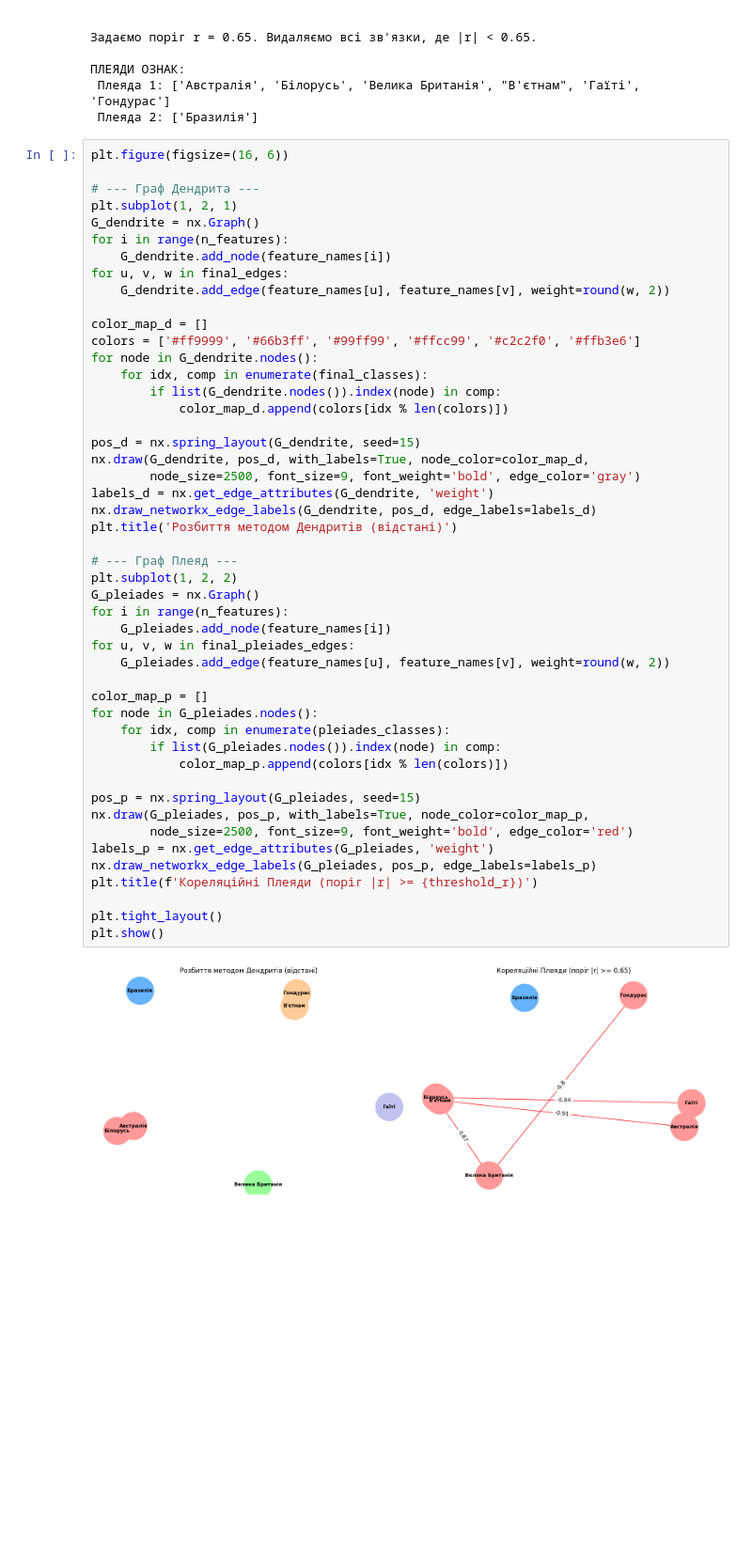
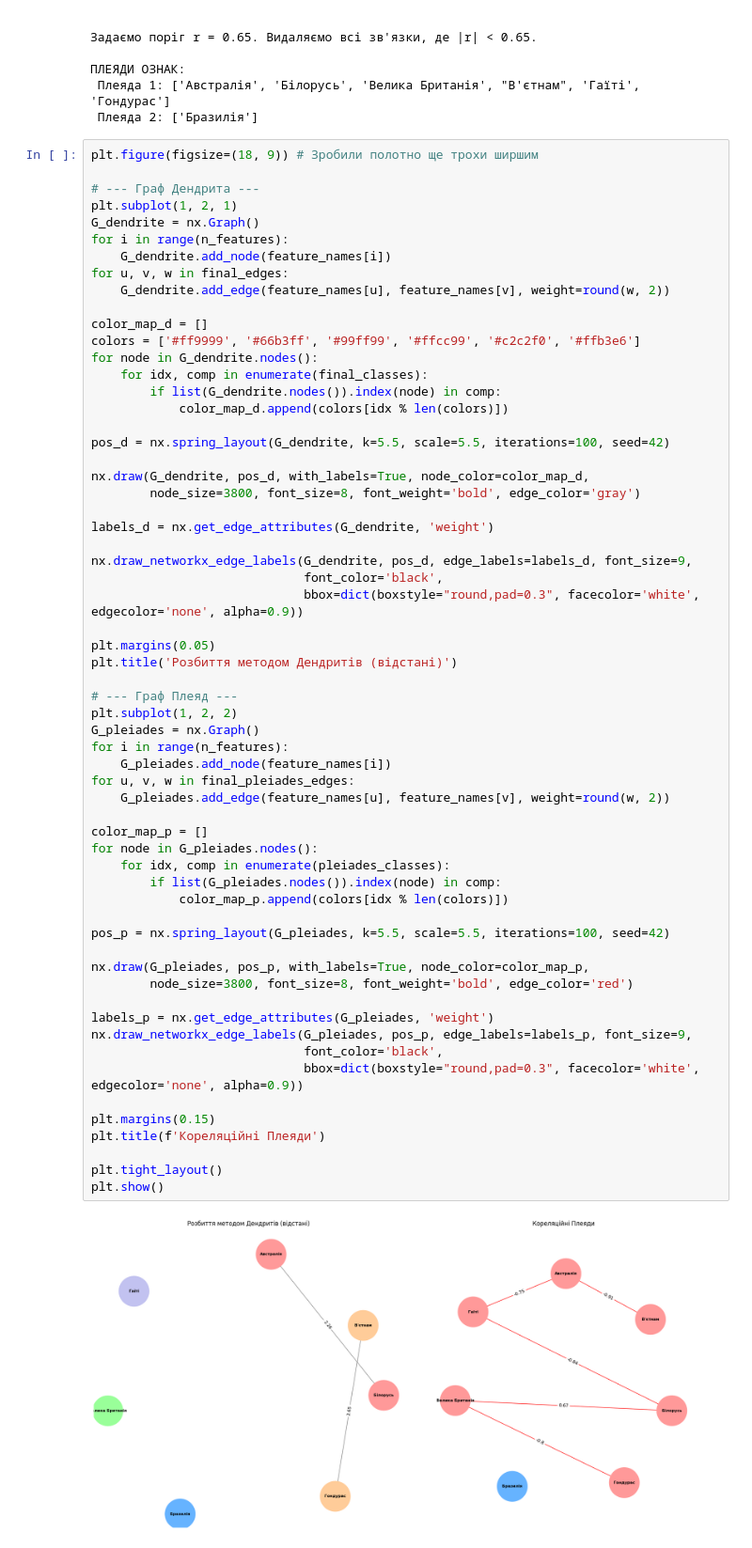
Before and after one commit to SerhiiHerashchenko/HOMEWORK, a Jupyter notebook: Python/MSA 2 SEMESTER/4 lab/mainM.ipynb, the cells around one changed output. Shown at 94% size. Drawn from its saved outputs; the diff is of its cells as text; blank space fills up the shorter version.

```diff
--- a/Python/MSA 2 SEMESTER/4 lab/mainM.ipynb
+++ b/Python/MSA 2 SEMESTER/4 lab/mainM.ipynb
@@ -292,7 +292,7 @@ for idx, comp in enumerate(pleiades_classes):
  Плеяда 1: ['Австралія', 'Білорусь', 'Велика Британія', "В'єтнам", 'Гаїті', 'Гондурас']
  Плеяда 2: ['Бразилія']
 # %%
-plt.figure(figsize=(16, 6))
+plt.figure(figsize=(18, 9)) # Зробили полотно ще трохи ширшим
 
 # --- Граф Дендрита ---
 plt.subplot(1, 2, 1)
@@ -306,38 +306,51 @@ color_map_d = []
 colors = ['#ff9999', '#66b3ff', '#99ff99', '#ffcc99', '#c2c2f0', '#ffb3e6']
 for node in G_dendrite.nodes():
     for idx, comp in enumerate(final_classes):
         if list(G_dendrite.nodes()).index(node) in comp:
             color_map_d.append(colors[idx % len(colors)])
 
-pos_d = nx.spring_layout(G_dendrite, seed=15)
+pos_d = nx.spring_layout(G_dendrite, k=5.5, scale=5.5, iterations=100, seed=42)
+
 nx.draw(G_dendrite, pos_d, with_labels=True, node_color=color_map_d,
-        node_size=2500, font_size=9, font_weight='bold', edge_color='gray')
+        node_size=3800, font_size=8, font_weight='bold', edge_color='gray')
+
 labels_d = nx.get_edge_attributes(G_dendrite, 'weight')
-nx.draw_networkx_edge_labels(G_dendrite, pos_d, edge_labels=labels_d)
+
+nx.draw_networkx_edge_labels(G_dendrite, pos_d, edge_labels=labels_d, font_size=9,
+                             font_color='black',
+                             bbox=dict(boxstyle="round,pad=0.3", facecolor='white', edgecolor='none', alpha=0.9))
+
+plt.margins(0.05)
 plt.title('Розбиття методом Дендритів (відстані)')
 
 # --- Граф Плеяд ---
 plt.subplot(1, 2, 2)
 G_pleiades = nx.Graph()
 for i in range(n_features):
     G_pleiades.add_node(feature_names[i])
 for u, v, w in final_pleiades_edges:
     G_pleiades.add_edge(feature_names[u], feature_names[v], weight=round(w, 2))
 
 color_map_p = []
 for node in G_pleiades.nodes():
     for idx, comp in enumerate(pleiades_classes):
         if list(G_pleiades.nodes()).index(node) in comp:
             color_map_p.append(colors[idx % len(colors)])
 
-pos_p = nx.spring_layout(G_pleiades, seed=15)
+pos_p = nx.spring_layout(G_pleiades, k=5.5, scale=5.5, iterations=100, seed=42)
+
 nx.draw(G_pleiades, pos_p, with_labels=True, node_color=color_map_p,
-        node_size=2500, font_size=9, font_weight='bold', edge_color='red')
+        node_size=3800, font_size=8, font_weight='bold', edge_color='red')
+
 labels_p = nx.get_edge_attributes(G_pleiades, 'weight')
-nx.draw_networkx_edge_labels(G_pleiades, pos_p, edge_labels=labels_p)
-plt.title(f'Кореляційні Плеяди (поріг |r| >= {threshold_r})')
+nx.draw_networkx_edge_labels(G_pleiades, pos_p, edge_labels=labels_p, font_size=9,
+                             font_color='black',
+                             bbox=dict(boxstyle="round,pad=0.3", facecolor='white', edgecolor='none', alpha=0.9))
+
+plt.margins(0.15)
+plt.title(f'Кореляційні Плеяди')
 
 plt.tight_layout()
 plt.show()
 # %% [output]
-[figure, old version]
+[figure, new version]
```
Also changed, not shown: 1 other file.
